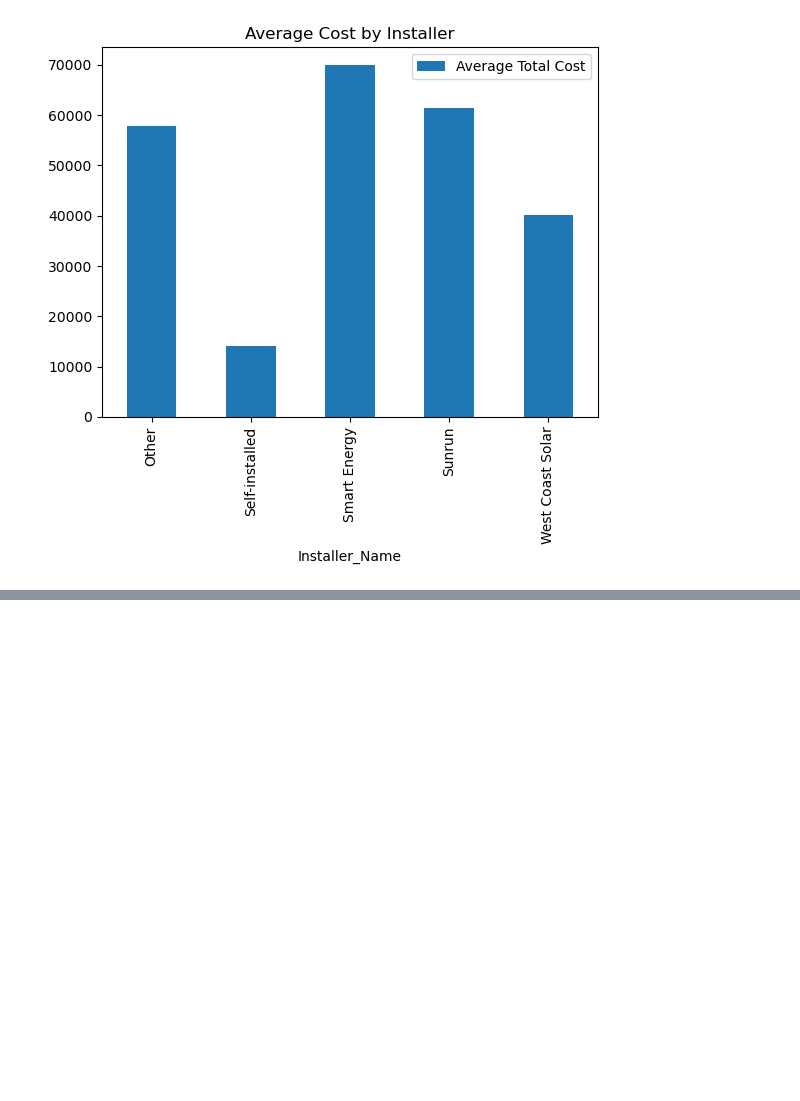
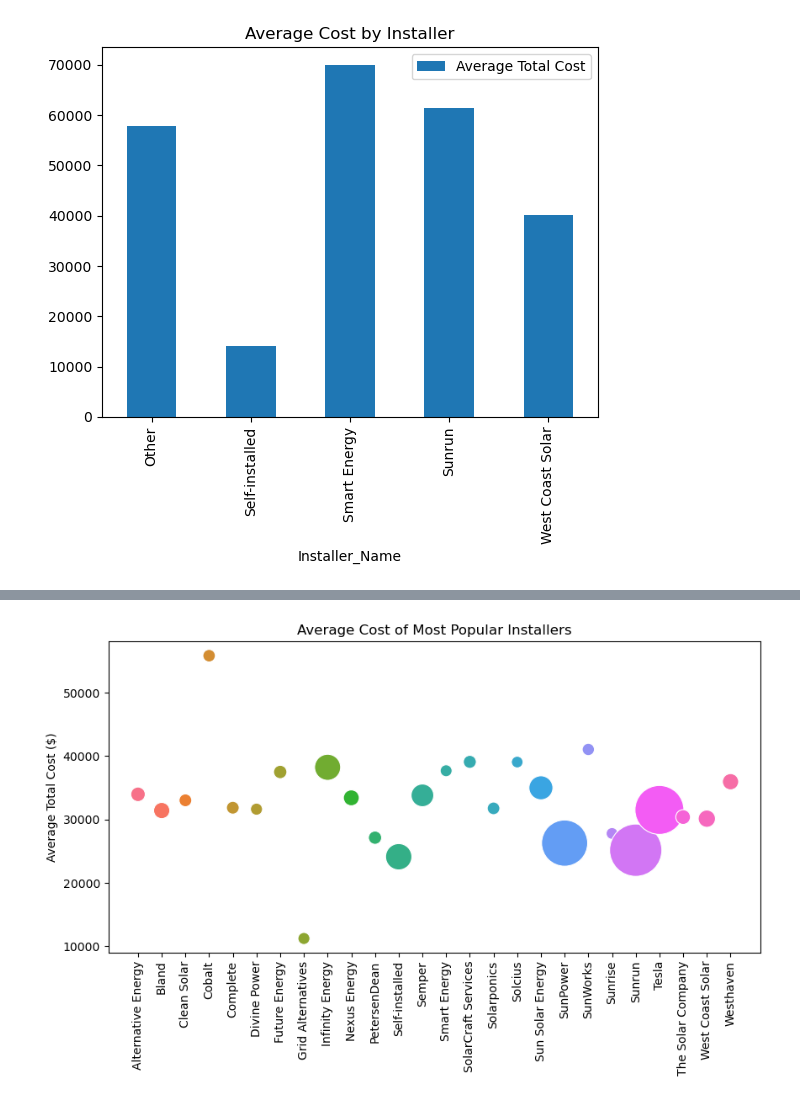
Before and after one commit to ns96/ML_Project, a Jupyter notebook: eda/dataviz.ipynb, the cells around one changed output, grey strips where cells are left out. Saved outputs shown, nothing was run; the diff lists cells and outputs as text; code cells hidden in the pictures; blank space fills up the shorter version.

```diff
--- a/eda/dataviz.ipynb
+++ b/eda/dataviz.ipynb
@@ -207,0 +320,10 @@ plt.show()
+# %%
+plt.figure().set_figwidth(10)
+sns.scatterplot(data=bubble_chart, x="Installer_Name", y="avg_cost", size="installer_count", hue="Installer_Name", sizes=(100, 2000), legend=False)
+plt.xticks(rotation=90)
+plt.ylabel('Average Total Cost ($)')
+plt.xlabel('')
+plt.title('Average Cost of Most Popular Installers')
+plt.show()
+# %% [output]
+[figure, added]
```
Also changed, not shown: parts of 17 cells of this notebook.
